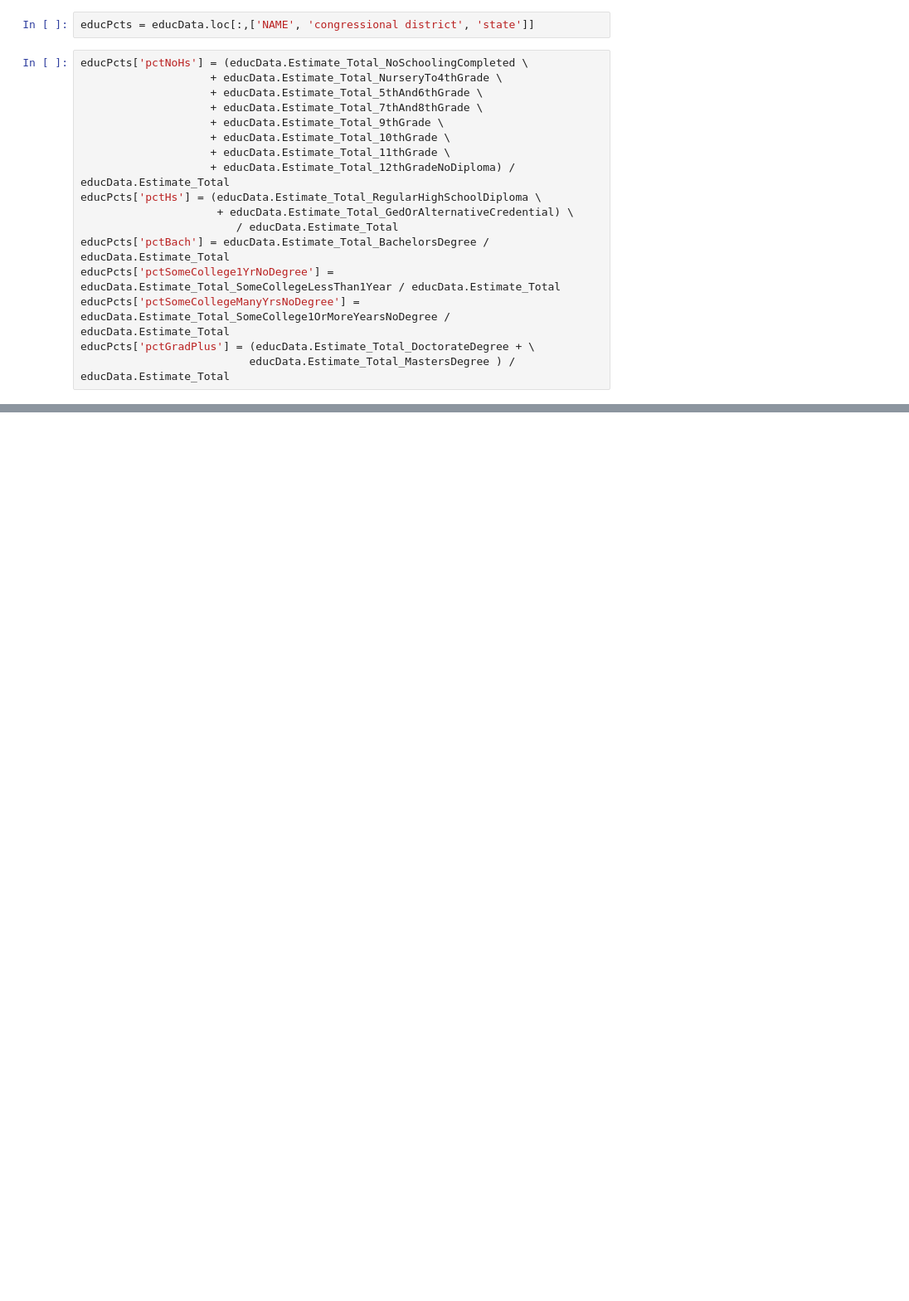
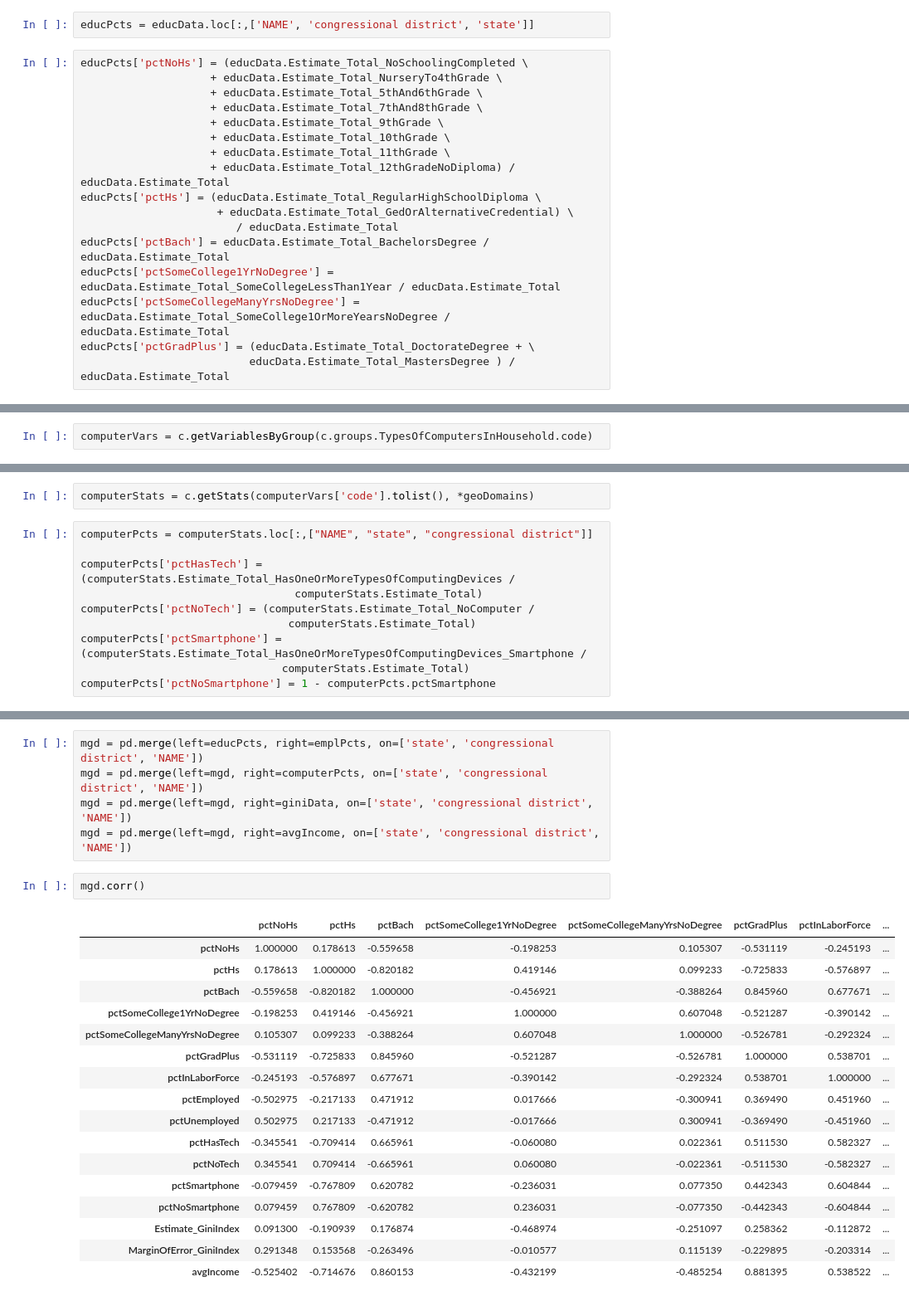
Before and after one commit to drawjk705/us-data, a Jupyter notebook: notebook.ipynb, the cells around one changed output, grey strips where cells are left out. Shown: that part at 83% size. Drawn from its saved outputs; the diff is of its cells as text; blank space fills up the shorter version.

```diff
--- a/notebook.ipynb
+++ b/notebook.ipynb
@@ -160,0 +164,2 @@ emplPcts.head()
+# %%
+computerVars = c.getVariablesByGroup(c.groups.TypesOfComputersInHousehold.code)
@@ -160,0 +180,12 @@ emplPcts.head()
+# %%
+computerStats = c.getStats(computerVars['code'].tolist(), *geoDomains)
+# %%
+computerPcts = computerStats.loc[:,["NAME", "state", "congressional district"]]
+
+computerPcts['pctHasTech'] = (computerStats.Estimate_Total_HasOneOrMoreTypesOfComputingDevices /
+                                 computerStats.Estimate_Total)
+computerPcts['pctNoTech'] = (computerStats.Estimate_Total_NoComputer /
+                                computerStats.Estimate_Total)
+computerPcts['pctSmartphone'] = (computerStats.Estimate_Total_HasOneOrMoreTypesOfComputingDevices_Smartphone /
+                               computerStats.Estimate_Total)
+computerPcts['pctNoSmartphone'] = 1 - computerPcts.pctSmartphone
@@ -160,0 +330,25 @@ emplPcts.head()
+# %%
+mgd = pd.merge(left=educPcts, right=emplPcts, on=['state', 'congressional district', 'NAME'])
+mgd = pd.merge(left=mgd, right=computerPcts, on=['state', 'congressional district', 'NAME'])
+mgd = pd.merge(left=mgd, right=giniData, on=['state', 'congressional district', 'NAME'])
+mgd = pd.merge(left=mgd, right=avgIncome, on=['state', 'congressional district', 'NAME'])
+# %%
+mgd.corr()
+# %% [output]
+|  | pctNoHs | pctHs | pctBach | pctSomeCollege1YrNoDegree | pctSomeCollegeManyYrsNoDegree | pctGradPlus | pctInLaborForce | ... |
+| pctNoHs | 1.000000 | 0.178613 | -0.559658 | -0.198253 | 0.105307 | -0.531119 | -0.245193 | ... |
+| pctHs | 0.178613 | 1.000000 | -0.820182 | 0.419146 | 0.099233 | -0.725833 | -0.576897 | ... |
+| pctBach | -0.559658 | -0.820182 | 1.000000 | -0.456921 | -0.388264 | 0.845960 | 0.677671 | ... |
+| pctSomeCollege1YrNoDegree | -0.198253 | 0.419146 | -0.456921 | 1.000000 | 0.607048 | -0.521287 | -0.390142 | ... |
+| pctSomeCollegeManyYrsNoDegree | 0.105307 | 0.099233 | -0.388264 | 0.607048 | 1.000000 | -0.526781 | -0.292324 | ... |
+| pctGradPlus | -0.531119 | -0.725833 | 0.845960 | -0.521287 | -0.526781 | 1.000000 | 0.538701 | ... |
+| pctInLaborForce | -0.245193 | -0.576897 | 0.677671 | -0.390142 | -0.292324 | 0.538701 | 1.000000 | ... |
+| pctEmployed | -0.502975 | -0.217133 | 0.471912 | 0.017666 | -0.300941 | 0.369490 | 0.451960 | ... |
+| pctUnemployed | 0.502975 | 0.217133 | -0.471912 | -0.017666 | 0.300941 | -0.369490 | -0.451960 | ... |
+| pctHasTech | -0.345541 | -0.709414 | 0.665961 | -0.060080 | 0.022361 | 0.511530 | 0.582327 | ... |
+| pctNoTech | 0.345541 | 0.709414 | -0.665961 | 0.060080 | -0.022361 | -0.511530 | -0.582327 | ... |
+| pctSmartphone | -0.079459 | -0.767809 | 0.620782 | -0.236031 | 0.077350 | 0.442343 | 0.604844 | ... |
+| pctNoSmartphone | 0.079459 | 0.767809 | -0.620782 | 0.236031 | -0.077350 | -0.442343 | -0.604844 | ... |
+| Estimate_GiniIndex | 0.091300 | -0.190939 | 0.176874 | -0.468974 | -0.251097 | 0.258362 | -0.112872 | ... |
+| MarginOfError_GiniIndex | 0.291348 | 0.153568 | -0.263496 | -0.010577 | 0.115139 | -0.229895 | -0.203314 | ... |
+| avgIncome | -0.525402 | -0.714676 | 0.860153 | -0.432199 | -0.485254 | 0.881395 | 0.538522 | ... |
```
Also changed, not shown: parts of 77 cells of this notebook, 9 other files.
